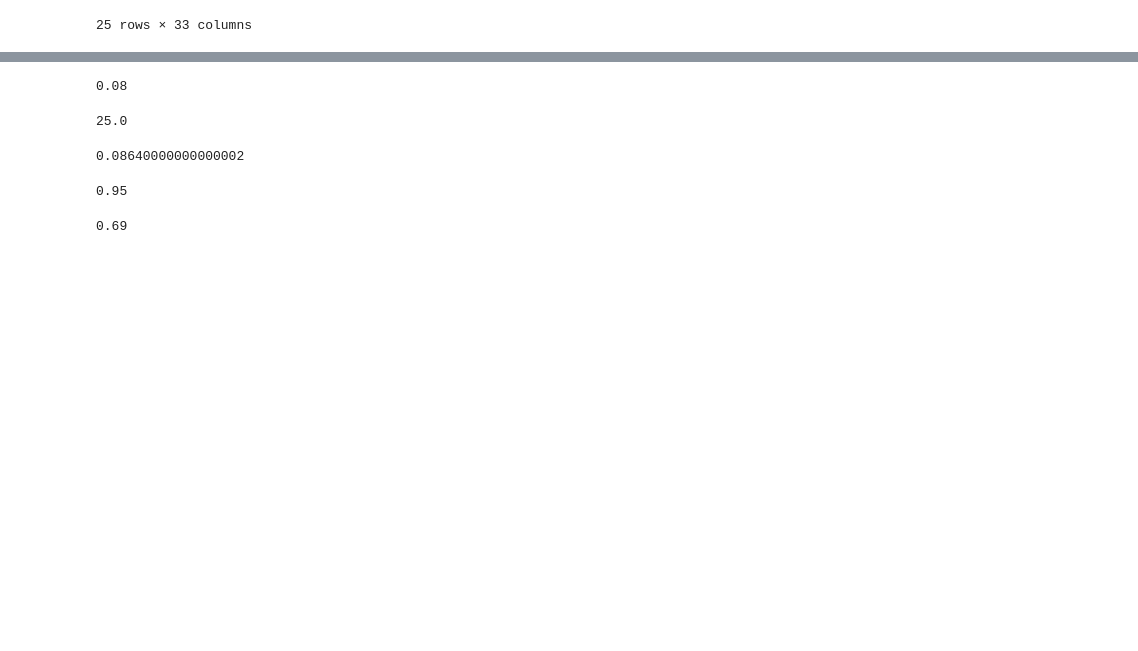
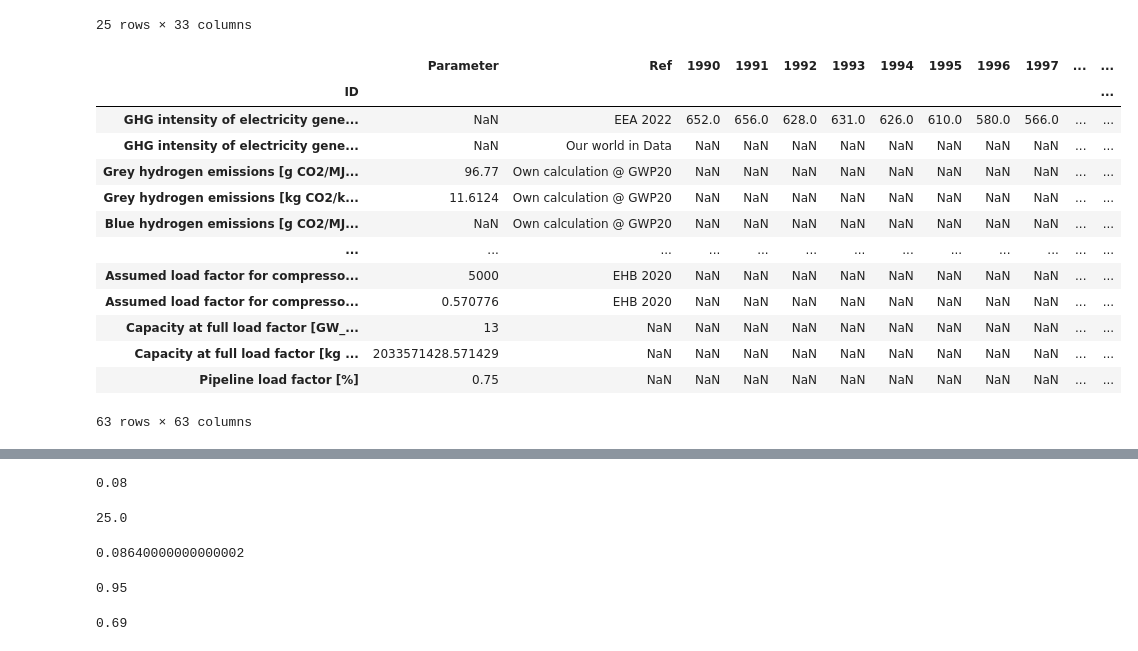
Before and after one commit to ReuterJakob/H2_pathways_repo, a Jupyter notebook: notebooks/Cost/Production_Cost.ipynb, the cells around one changed output, grey strips where cells are left out. Saved outputs shown, nothing was run; the diff lists cells and outputs as text; code cells hidden in the pictures; blank space fills up the shorter version.

```diff
--- a/notebooks/Cost/Production_Cost.ipynb
+++ b/notebooks/Cost/Production_Cost.ipynb
@@ -27,6 +27,24 @@ tea_blue
 | CO2 price mid [€/t CO2e] | NaN | NaN | 50.000000 | 54.333333 | 58.666667 | 63.000000 | 67.333333 | 71.666667 | 76.000000 | 80.333333 | ... |
 | CO2 price BAU [€/t CO2e] | NaN | NaN | 60.000000 | 60.000000 | 60.000000 | 60.000000 | 60.000000 | 60.000000 | 60.000000 | 60.000000 | ... |
 25 rows × 33 columns
+# %%
+GHG =  pd.read_excel("/Users/jakob/PycharmProjects/H2_pathways_repo/data/raw/20220921_Data_Assumptions.xlsx", sheet_name='GHG Emissions', decimal=',', index_col=0)
+GHG
+# %% [output]
+|  | Parameter | Ref | 1990 | 1991 | 1992 | 1993 | 1994 | 1995 | 1996 | 1997 | ... | ... |
+| ID |  |  |  |  |  |  |  |  |  |  |  | ... |
+| GHG intensity of electricity gene... | NaN | EEA 2022 | 652.0 | 656.0 | 628.0 | 631.0 | 626.0 | 610.0 | 580.0 | 566.0 | ... | ... |
+| GHG intensity of electricity gene... | NaN | Our world in Data | NaN | NaN | NaN | NaN | NaN | NaN | NaN | NaN | ... | ... |
+| Grey hydrogen emissions [g CO2/MJ... | 96.77 | Own calculation @ GWP20 | NaN | NaN | NaN | NaN | NaN | NaN | NaN | NaN | ... | ... |
+| Grey hydrogen emissions [kg CO2/k... | 11.6124 | Own calculation @ GWP20 | NaN | NaN | NaN | NaN | NaN | NaN | NaN | NaN | ... | ... |
+| Blue hydrogen emissions [g CO2/MJ... | NaN | Own calculation @ GWP20 | NaN | NaN | NaN | NaN | NaN | NaN | NaN | NaN | ... | ... |
+| ... | ... | ... | ... | ... | ... | ... | ... | ... | ... | ... | ... | ... |
+| Assumed load factor for compresso... | 5000 | EHB 2020 | NaN | NaN | NaN | NaN | NaN | NaN | NaN | NaN | ... | ... |
+| Assumed load factor for compresso... | 0.570776 | EHB 2020 | NaN | NaN | NaN | NaN | NaN | NaN | NaN | NaN | ... | ... |
+| Capacity at full load factor [GW_... | 13 | NaN | NaN | NaN | NaN | NaN | NaN | NaN | NaN | NaN | ... | ... |
+| Capacity at full load factor [kg ... | 2033571428.571429 | NaN | NaN | NaN | NaN | NaN | NaN | NaN | NaN | NaN | ... | ... |
+| Pipeline load factor [%] | 0.75 | NaN | NaN | NaN | NaN | NaN | NaN | NaN | NaN | NaN | ... | ... |
+63 rows × 63 columns
 # %%
 lcoh_green = pd.read_excel("/Users/jakob/PycharmProjects/H2_pathways_repo/data/raw/20220921_Data_Assumptions.xlsx", sheet_name='LCOH_RES', decimal=',', index_col=0)
 lcoh_green
```
Also changed, not shown: parts of 6 cells of this notebook, 5 other files.
